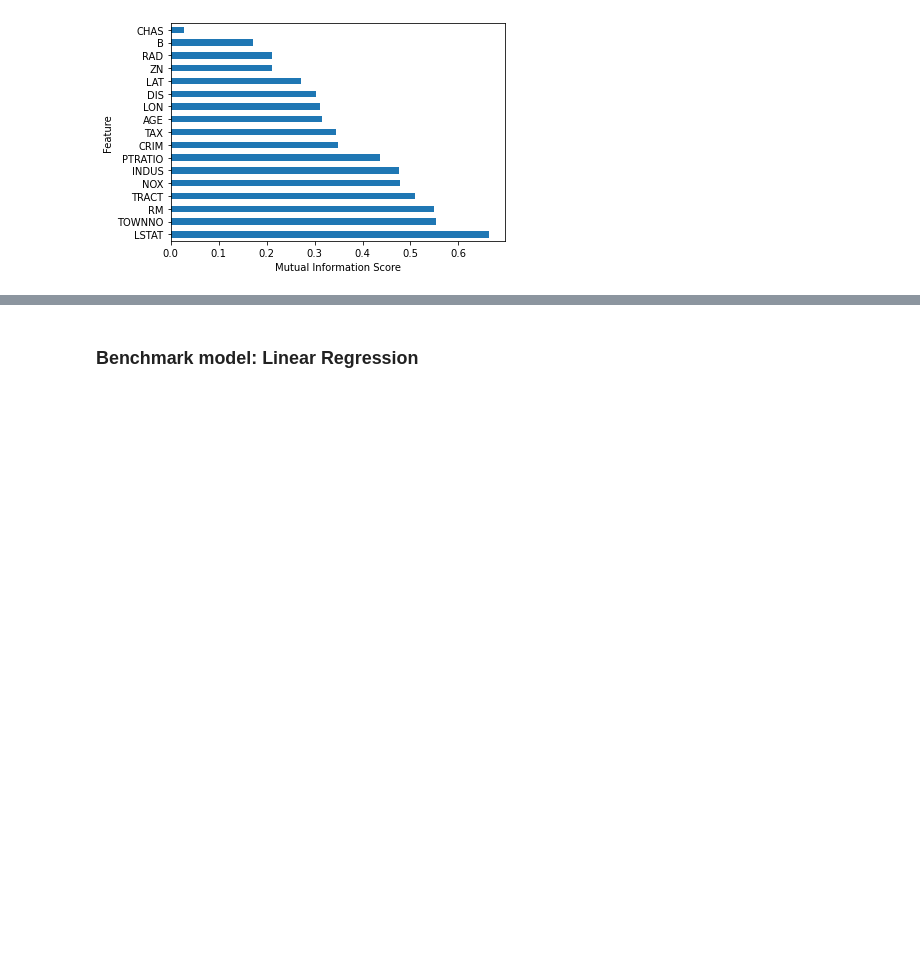
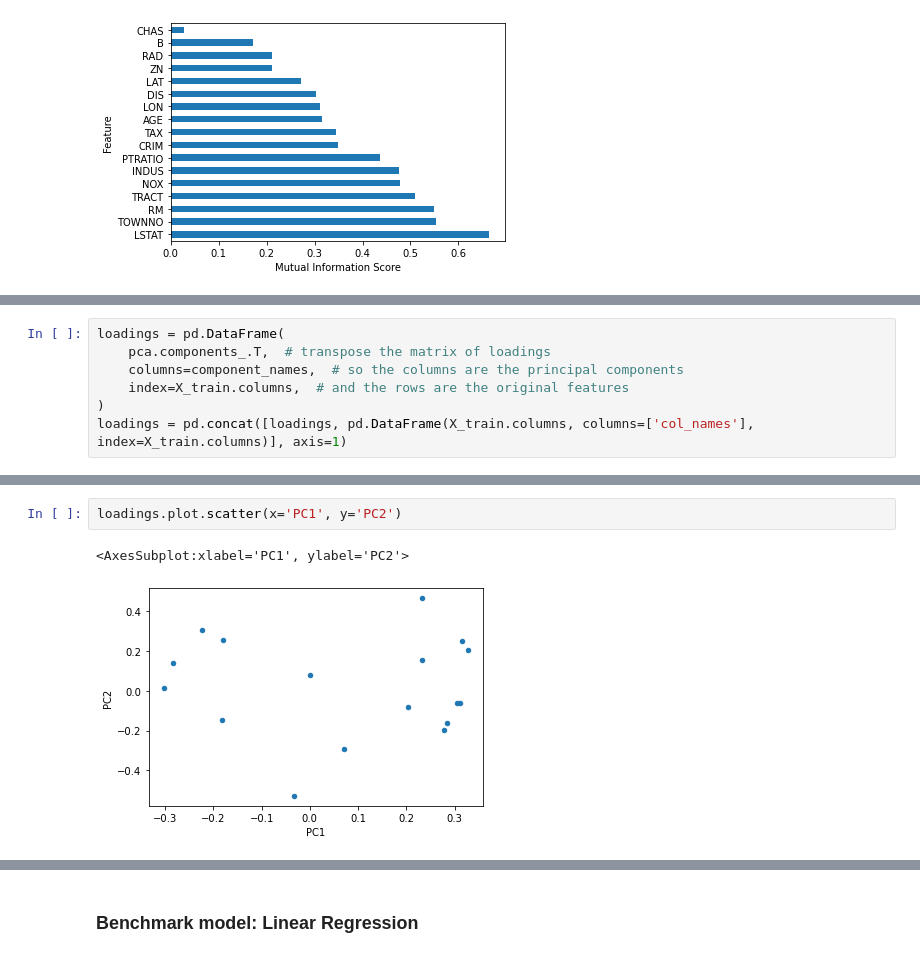
Before and after one commit to jsg16/aihack2021, a Jupyter notebook: data_exploration.ipynb, the cells around one changed output, grey strips where cells are left out. Saved outputs shown, nothing was run; the diff lists cells and outputs as text; blank space fills up the shorter version.

```diff
--- a/data_exploration.ipynb
+++ b/data_exploration.ipynb
@@ -186,0 +206,7 @@ plt.show()
+# %%
+loadings = pd.DataFrame(
+    pca.components_.T,  # transpose the matrix of loadings
+    columns=component_names,  # so the columns are the principal components
+    index=X_train.columns,  # and the rows are the original features
+)
+loadings = pd.concat([loadings, pd.DataFrame(X_train.columns, columns=['col_names'], index=X_train.columns)], axis=1)
@@ -186,0 +227,5 @@ plt.show()
+# %%
+loadings.plot.scatter(x='PC1', y='PC2')
+# %% [output]
+<AxesSubplot:xlabel='PC1', ylabel='PC2'>
+[figure, added]
```
Also changed, not shown: parts of 5 cells of this notebook.
